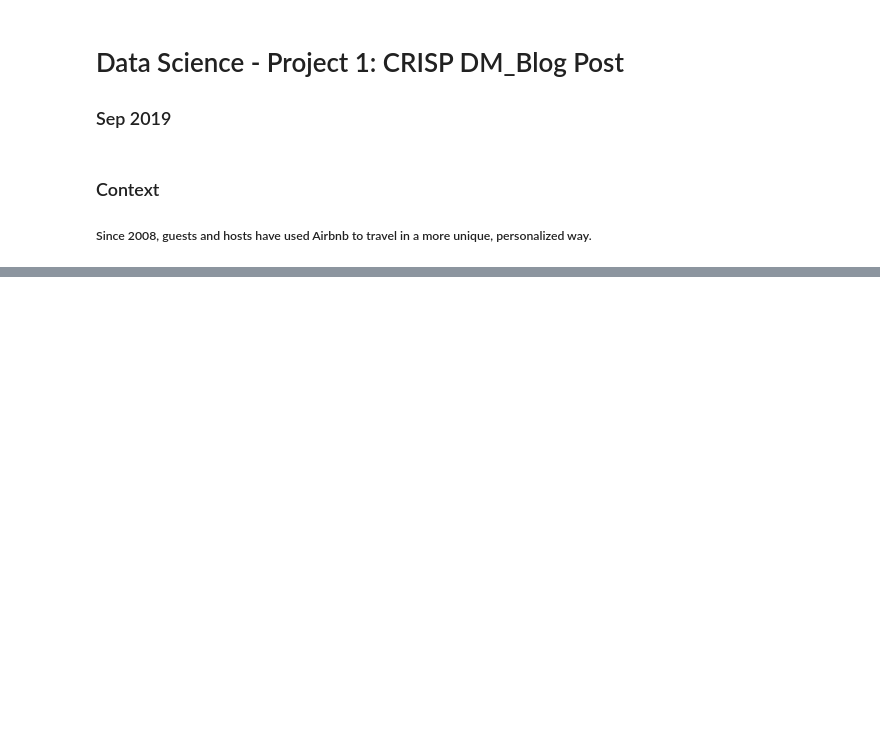
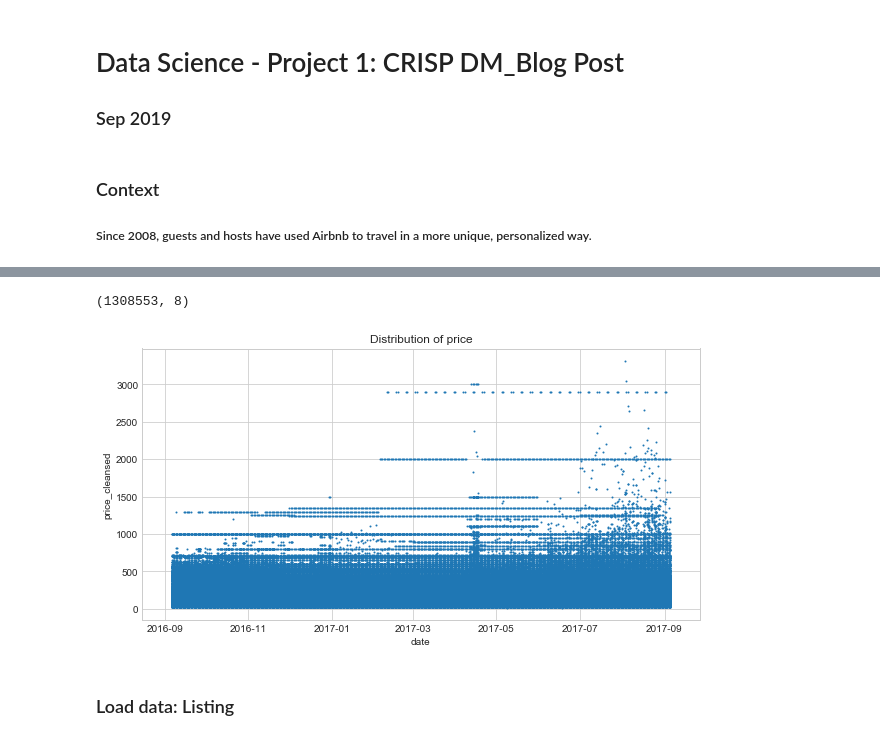
Before and after one commit to yz14689/DSNP_BlogPost, a Jupyter notebook: DSNP_CRISP_Boston.ipynb, the cells around one changed output, grey strips where cells are left out. Saved outputs shown, nothing was run; the diff lists cells and outputs as text; code cells hidden in the pictures; blank space fills up the shorter version.

```diff
--- a/DSNP_CRISP_Boston.ipynb
+++ b/DSNP_CRISP_Boston.ipynb
@@ -215,0 +162,20 @@ TypeError: ("argument of type 'float' is not iterable", 'occurred at index 1077'
+# %%
+df_calendar = df_calendar[~ (df_calendar['price_cleansed'] >=4000)]
+print(df_calendar.shape)
+# %% [output]
+(1308553, 8)
+# %%
+
+plt.figure(figsize = (10, 5))
+s= 1
+plt.scatter( 'date', 'price_cleansed', data =df_calendar ,s = s )
+plt.title("Distribution of price")
+plt.xlabel("date")
+plt.ylabel("price_cleansed")
+# plt.axis((df_calendar['date'].min(), df_calendar['date'].max(),df_calendar[df_calendar['price_cleansed'].notnull()]['price_cleansed'].min(),df_calendar[df_calendar['price_cleansed'].notnull()]['price_cleansed'].max()+100))
+
+plt.show()
+# %% [output]
+[figure, added]
+# %% [markdown]
+### Load data: Listing
```
Also changed, not shown: parts of 80 cells of this notebook, 13 other files.
